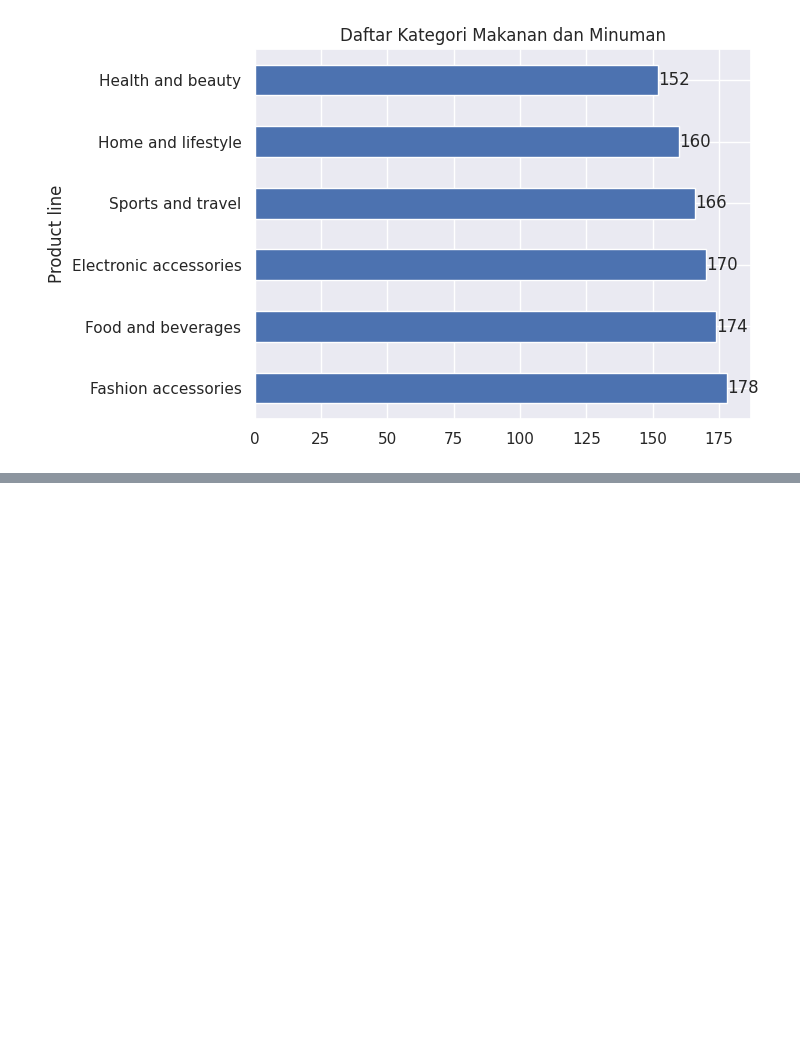
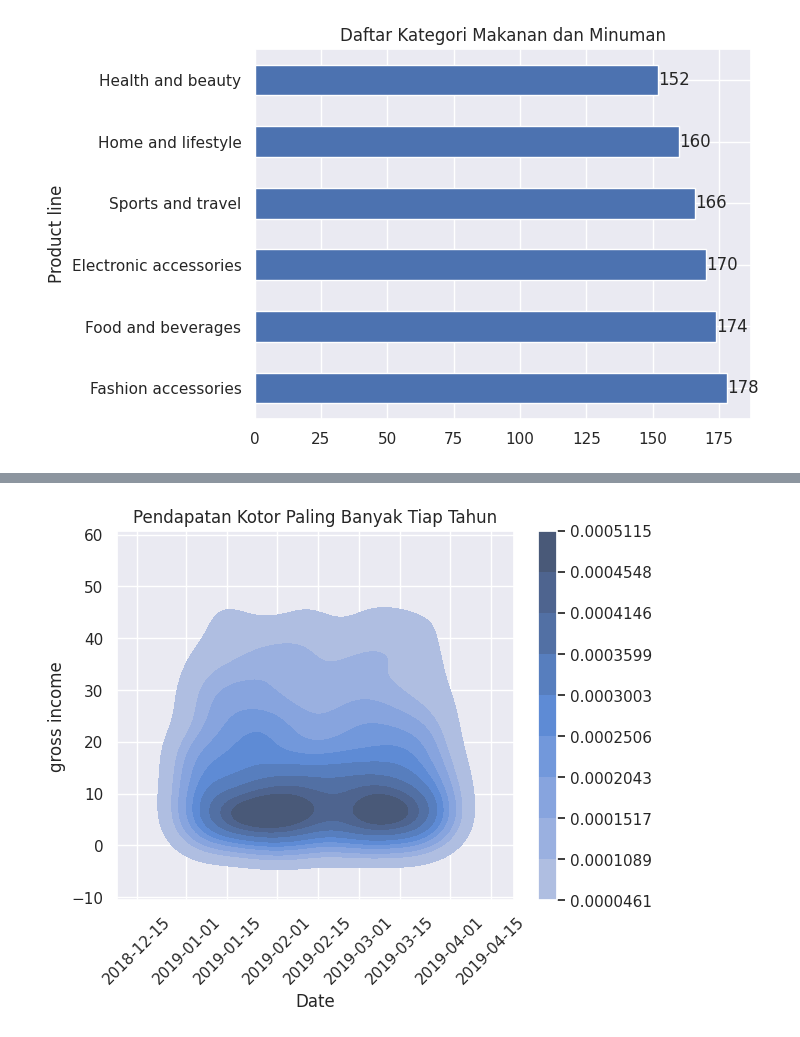
Before and after one commit to hendrimardani/data_science_supermarket_sales, a Jupyter notebook: supermarket_sales.ipynb, the cells around one changed output, grey strips where cells are left out. Saved outputs shown, nothing was run; the diff lists cells and outputs as text; code cells hidden in the pictures; blank space fills up the shorter version.

```diff
--- a/supermarket_sales.ipynb
+++ b/supermarket_sales.ipynb
@@ -132,3 +134,8 @@ for container in ax.containers:
     ax.bar_label(container)
 # %% [output]
 [figure]
+# %%
+# Change type data feature Date and Time to datetime
+data["Date"] = data["Date"].astype("datetime64[ns]")
+data["Time"] = data["Time"].astype("datetime64[ns]")
+data.info()
@@ -134,0 +160,8 @@ for container in ax.containers:
+# %%
+fig, ax = plt.subplots()
+sns.kdeplot(data=data, x="Date", y="gross income", fill=True, cbar=True);
+plt.xticks(rotation=45);  # Ubah nilai rotasi untuk mengatur kemiringan
+ax.set_title("Pendapatan Kotor Paling Banyak Tiap Tahun")
+plt.show()
+# %% [output]
+[figure, added]
```
Also changed, not shown: parts of 7 cells of this notebook.
